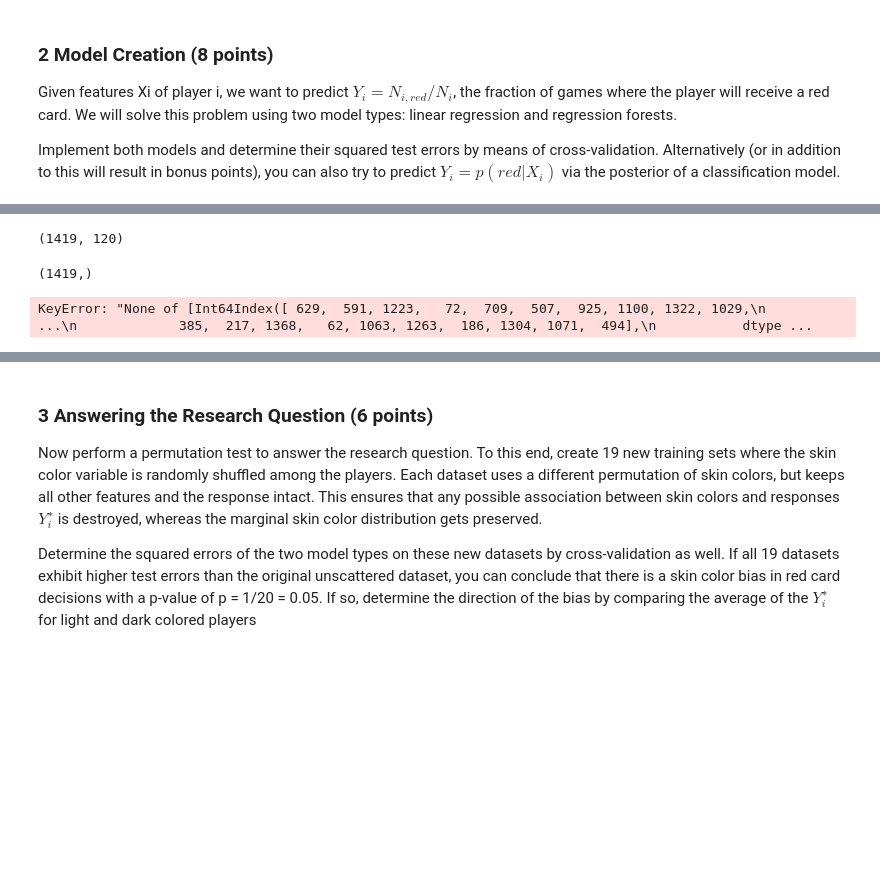
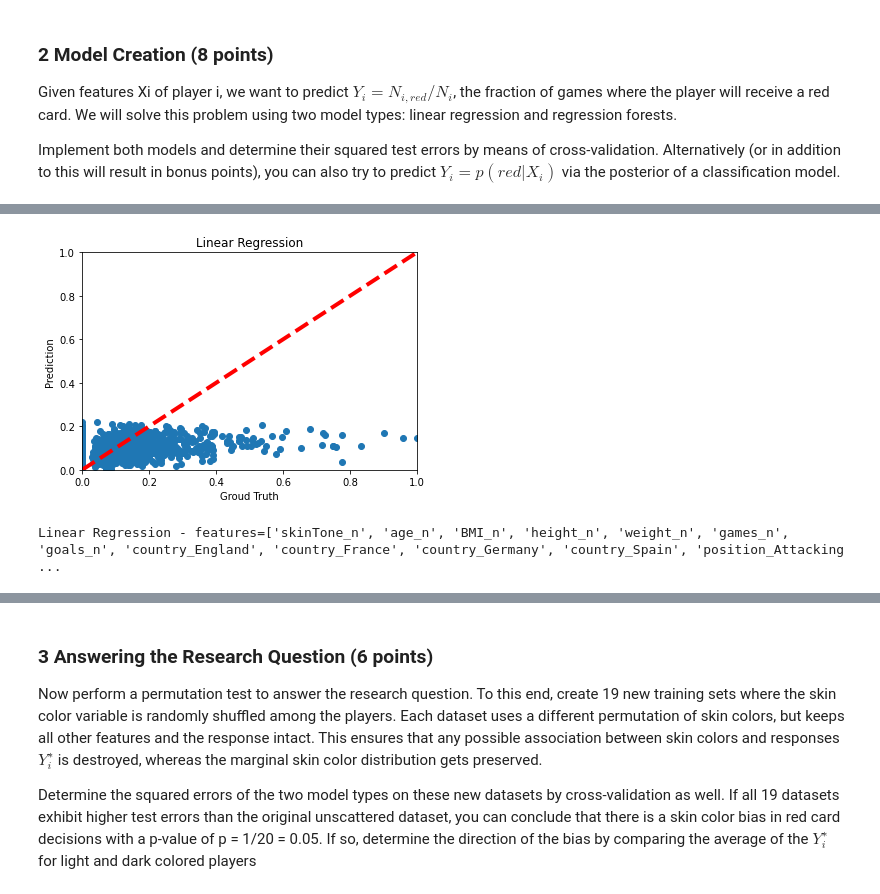
Before and after one commit to claire3z/FML_WS2020, a Jupyter notebook: Ex04a/red-cards_SUN.ipynb, the cells around one changed output, grey strips where cells are left out. Saved outputs shown, nothing was run; the diff lists cells and outputs as text; code cells hidden in the pictures; blank space fills up the shorter version.

```diff
--- a/Ex04a/red-cards_SUN.ipynb
+++ b/Ex04a/red-cards_SUN.ipynb
@@ -274 +340,21 @@ plt.show()
+# %%
+selected = ['skinTone_n','age_n','BMI_n','height_n','weight_n','games_n','goals_n',
+            'country_England','country_France','country_Germany','country_Spain',
+           'position_Attacking Midfielder', 'position_Center Back', 'position_Center Forward', 'position_Center Midfielder','position_Defensive Midfielder', 'position_Goalkeeper', 'position_Left Fullback', 'position_Left Midfielder', 'position_Left Winger', 'position_Right Fullback', 'position_Right Midfielder', 'position_Right Winger']
+
+predicted = cross_val_predict(LR_model, X = features[selected].to_numpy(), y = redCards_normalized.to_numpy(), cv=10)
+
+fig, ax = plt.subplots()
+ax.scatter(redCards_normalized, predicted) #, edgecolors=(0, 0, 0)
+ax.plot([redCards_normalized.min(), redCards_normalized.max()], [redCards_normalized.min(), redCards_normalized.max()], 'r--', lw=4)
+ax.set_xlabel('Groud Truth')
+ax.set_ylabel('Prediction')
+ax.set_xlim((redCards_normalized.min(), redCards_normalized.max()))
+ax.set_ylim((redCards_normalized.min(), redCards_normalized.max()))
+ax.set_title("Linear Regression")
+plt.show()
+print("Linear Regression - features={}".format(selected))
+# %% [output]
+[figure, added]
+Linear Regression - features=['skinTone_n', 'age_n', 'BMI_n', 'height_n', 'weight_n', 'games_n', 'goals_n', 'country_England', 'country_France', 'country_Germany', 'country_Spain', 'position_Attacking ...
 # %%
@@ -439,42 +530 @@ class DecisionForest():
         return result
-# %%
-data = features.to_numpy()
-labels = redCards.to_numpy()
-
-display(data.shape, labels.shape)
-decision_tree = DecisionTree()
-decision_tree.train(data, labels)
-### THIS TAKES A LONG TIME TO RUN...
-
-predictions = []
-for x in data:
-    predictions.append(decision_tree.predict(x))
-
-plt.plot(np.array(prediction)-redCards,color='blue',marker='.',linewidth=0)
-plt.title("Decision Tree - delta between prediction and actual")
-plt.xlabel('player index')
-plt.ylabel('$N_{i,red} / N_i$')
-# %% [output]
-(1419, 120)
-(1419,)
-# %%
-data = features
-labels = redCards
-
-decision_forest = DecisionForest(n_trees=20)
-decision_forest.train(data, labels)
-
-predictions = []
-for x in data:
-    predictions.append(decision_forest.predict(x))
-
-rebase = np.unique(labels,return_counts=True)[1]
-
-from sklearn.metrics import confusion_matrix
-confusion_forest = confusion_matrix(labels, predictions) / rebase *100
-
-from seaborn import heatmap
-heatmap(confusion_forest,annot=True,fmt=".1f",cbar=False)
-print("Confusion Forest - Prediction Accuracy Training")
-# %% [output]
-KeyError: "None of [Int64Index([ 629,  591, 1223,   72,  709,  507,  925, 1100, 1322, 1029,\n            ...\n             385,  217, 1368,   62, 1063, 1263,  186, 1304, 1071,  494],\n           dtype ...
```
Also changed, not shown: parts of 13 cells of this notebook, 2 other files.
